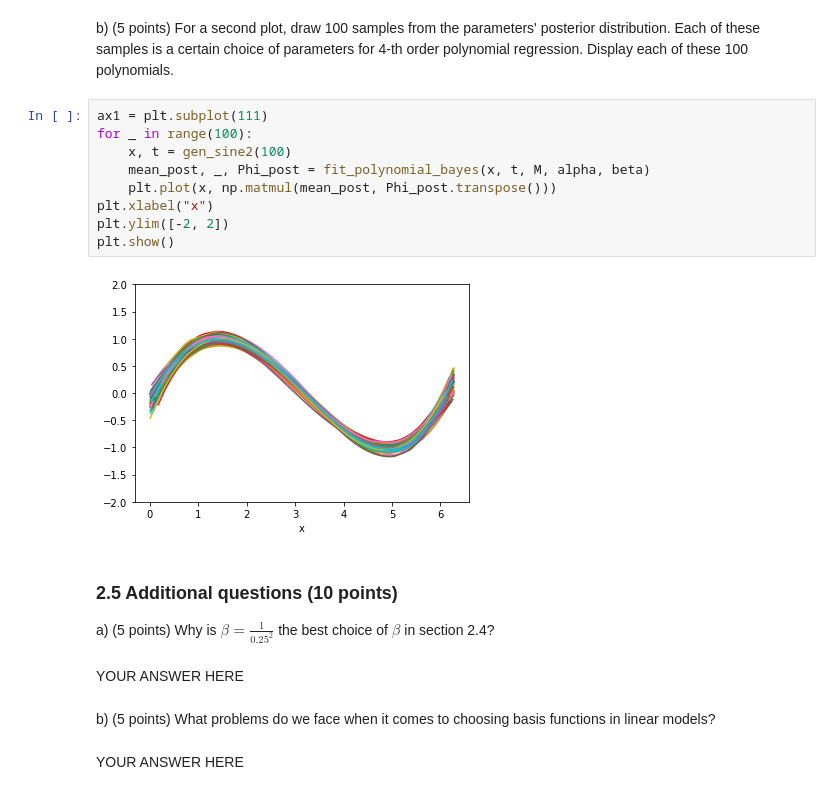
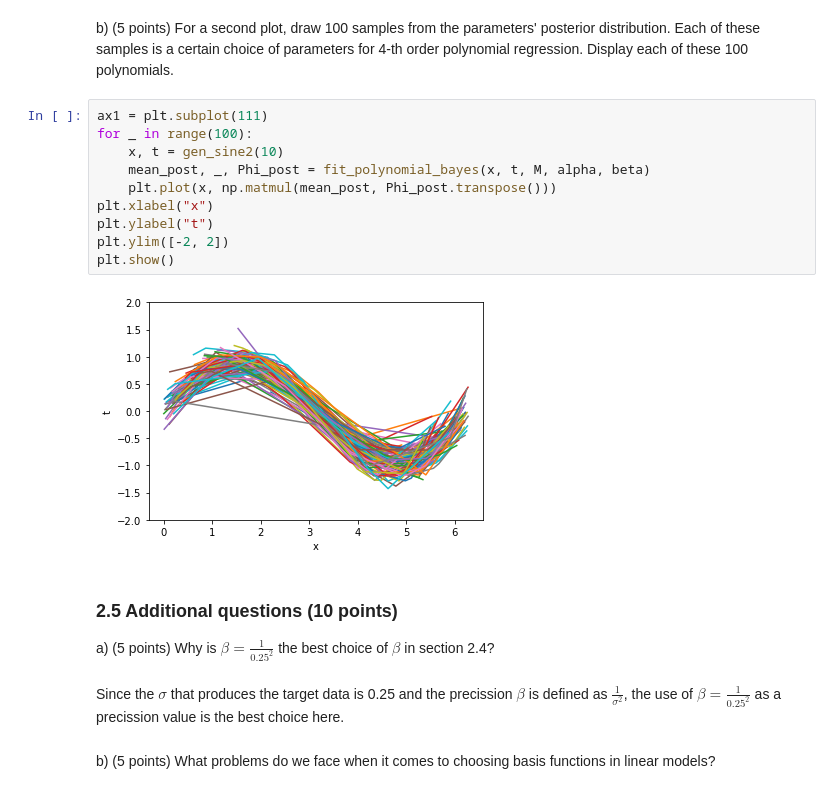
Before and after one commit to woutster/ml1, a Jupyter notebook: 10749586_12385913_lab1.ipynb, the cells around one changed output. Saved outputs shown, nothing was run; the diff lists cells and outputs as text.

```diff
--- a/10749586_12385913_lab1.ipynb
+++ b/10749586_12385913_lab1.ipynb
@@ -529,21 +525,20 @@ Display each of these 100 polynomials.
 # %%
 ax1 = plt.subplot(111)
 for _ in range(100):
-    x, t = gen_sine2(100)
+    x, t = gen_sine2(10)
     mean_post, _, Phi_post = fit_polynomial_bayes(x, t, M, alpha, beta)
     plt.plot(x, np.matmul(mean_post, Phi_post.transpose()))
 plt.xlabel("x")
+plt.ylabel("t")
 plt.ylim([-2, 2])
 plt.show()
 # %% [output]
-[figure, old version]
+[figure, new version]
 # %% [markdown]
 ### 2.5 Additional questions (10 points)
 
 a) (5 points) Why is $\beta=\frac{1}{0.25^2}$ the best choice of $\beta$ in section 2.4?
-# %% [markdown]
-YOUR ANSWER HERE
+# %% [markdown]
+Since the $\sigma$ that produces the target data is 0.25 and the precission $\beta $ is defined as $\frac{1}{\sigma^2}$, the use of $ \beta = \frac{1}{0.25^2}$ as a precission value is the best choice here.
 # %% [markdown]
 b) (5 points) What problems do we face when it comes to choosing basis functions in linear models?
-# %% [markdown]
-YOUR ANSWER HERE
```
Also changed, not shown: parts of 4 cells of this notebook.
